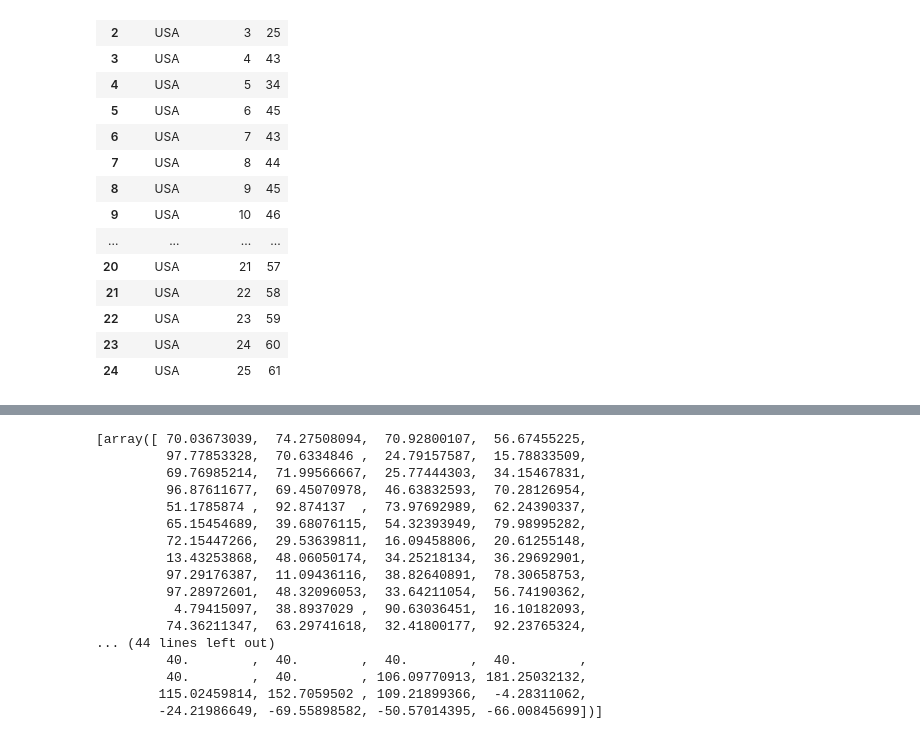
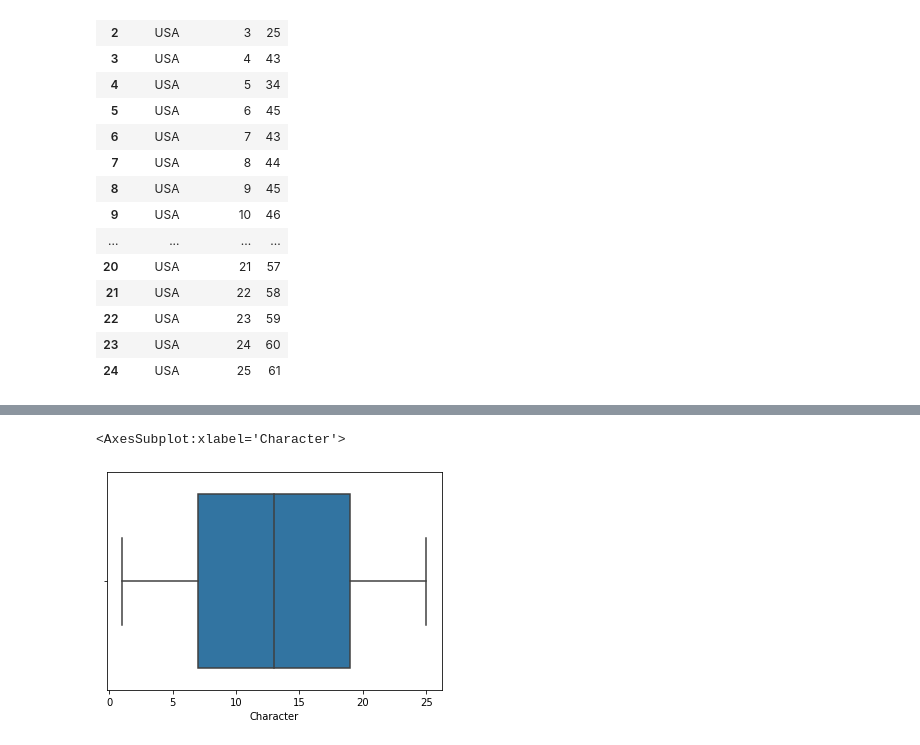
Before and after one commit to sajalshres/youtube-trends, a Jupyter notebook: notebook/boxplot.ipynb, the cells around one changed output, grey strips where cells are left out. Drawn from its saved outputs; the diff is of its cells as text; code cells hidden in the pictures.

```diff
--- a/notebook/boxplot.ipynb
+++ b/notebook/boxplot.ipynb
@@ -32,24 +31,0 @@ TypeError: ufunc 'true_divide' not supported for the input types, and the inputs
-# %%
-# Fixing random state for reproducibility
-np.random.seed(19680801)
-
-# fake up some data
-spread = np.random.rand(50) * 100
-center = np.ones(25) * 50
-flier_high = np.random.rand(10) * 100 + 100
-flier_low = np.random.rand(10) * -100
-data = np.concatenate((spread, center, flier_high, flier_low))
-
-
-spread = np.random.rand(50) * 100
-center = np.ones(25) * 40
-flier_high = np.random.rand(10) * 100 + 100
-flier_low = np.random.rand(10) * -100
-d2 = np.concatenate((spread, center, flier_high, flier_low))
-# %%
-data = [data, d2, d2[::2]]
-fig7, ax7 = plt.subplots()
-ax7.set_title('Multiple Samples with Different sizes')
-ax7.boxplot(data)
-
-plt.show()
@@ -58,20 +32,5 @@ plt.show()
-# %%
-data
-# %% [output]
-[array([ 70.03673039,  74.27508094,  70.92800107,  56.67455225,
-         97.77853328,  70.6334846 ,  24.79157587,  15.78833509,
-         69.76985214,  71.99566667,  25.77444303,  34.15467831,
-         96.87611677,  69.45070978,  46.63832593,  70.28126954,
-         51.1785874 ,  92.874137  ,  73.97692989,  62.24390337,
-         65.15454689,  39.68076115,  54.32393949,  79.98995282,
-         72.15447266,  29.53639811,  16.09458806,  20.61255148,
-         13.43253868,  48.06050174,  34.25218134,  36.29692901,
-         97.29176387,  11.09436116,  38.82640891,  78.30658753,
-         97.28972601,  48.32096053,  33.64211054,  56.74190362,
-          4.79415097,  38.8937029 ,  90.63036451,  16.10182093,
-         74.36211347,  63.29741618,  32.41800177,  92.23765324,
-... (44 lines left out)
-         40.        ,  40.        ,  40.        ,  40.        ,
-         40.        ,  40.        , 106.09770913, 181.25032132,
-        115.02459814, 152.7059502 , 109.21899366,  -4.28311062,
-        -24.21986649, -69.55898582, -50.57014395, -66.00845699])]
+# %%
+sns.boxplot(x=data.Character)
+# %% [output]
+<AxesSubplot:xlabel='Character'>
+[figure, added]
```
Also changed, not shown: parts of 15 cells of this notebook, 3 other files.
